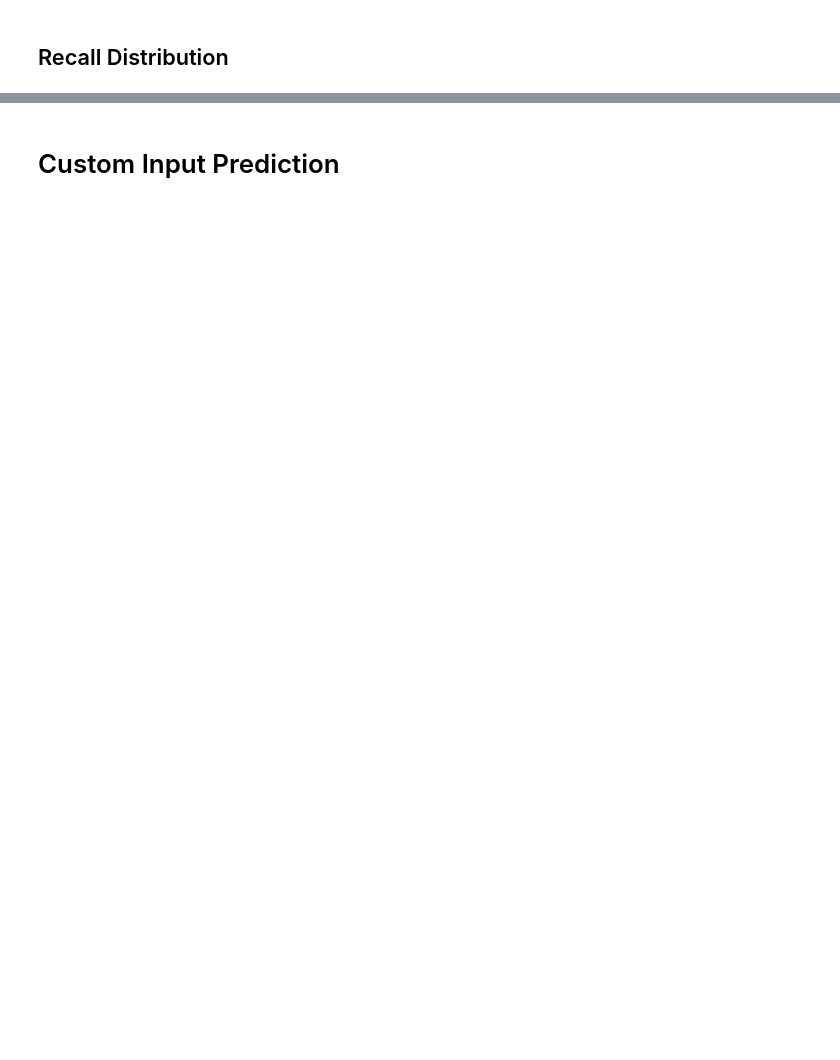
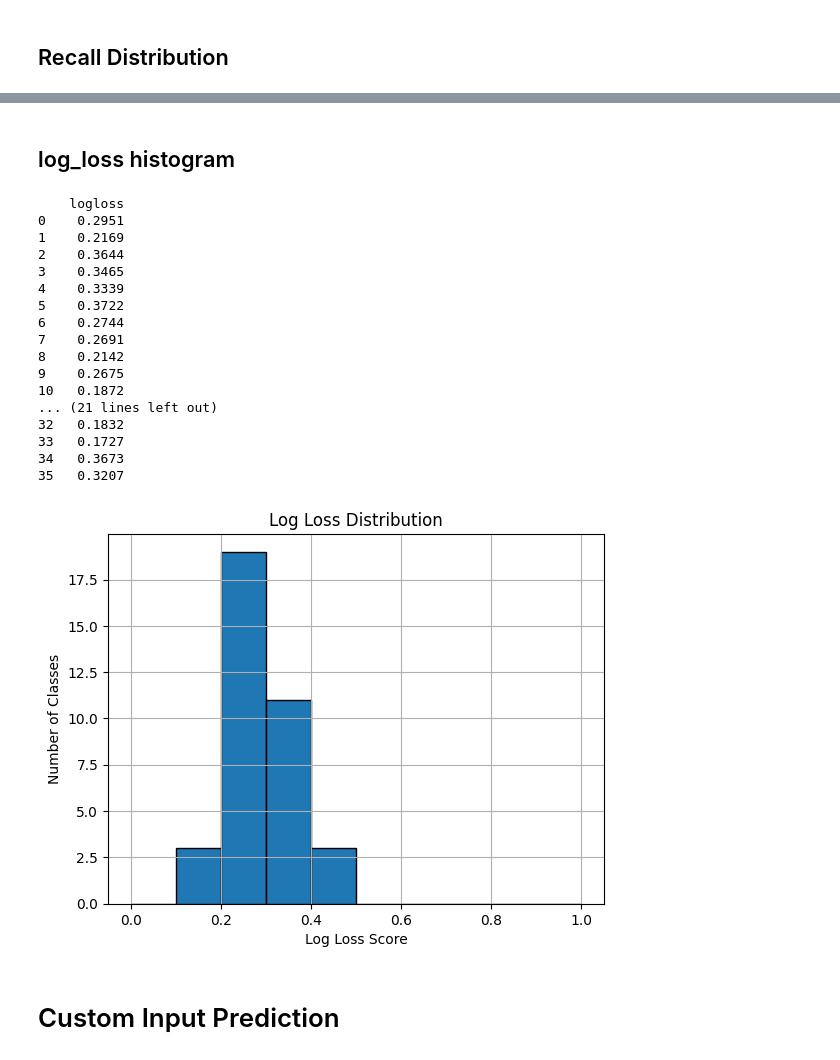
Before and after one commit to heeh/legal_advice, a Jupyter notebook: classifier.ipynb, the cells around one changed output, grey strips where cells are left out. Saved outputs shown, nothing was run; the diff lists cells and outputs as text; code cells hidden in the pictures; blank space fills up the shorter version.

Commit message:
Add logloss histogram

```diff
--- a/classifier.ipynb
+++ b/classifier.ipynb
@@ -548,6 +609,7 @@ def predict_by_class_glove(dfset: defaultdict,cls: str) -> float:
 
 
     preds = [0] * len(Y)
+    probs = [0] * len(Y)
 
     print('Checkpoint2 -Normalized Vector for Sentences are created')
 
@@ -559,19 +621,28 @@ def predict_by_class_glove(dfset: defaultdict,cls: str) -> float:
         Y_train, Y_test = Y[train_index], Y[test_index]
 
         # Scikit-Learn
-        classifier[cls] = LogisticRegression(penalty='l1', solver='liblinear', class_weight='balanced')
+        classifier[cls] = LogisticRegression(penalty='l1', solver='liblinear', class_weight='balanced', max_iter=1000)
         classifier[cls].fit(X_train, Y_train)
         out = classifier[cls].predict(X_test)
+        prob = classifier[cls].predict_proba(X_test)
+
+
 
         #print(len(out))
         i = 0
         for x in test_index:
             preds[x] = out[i]
+            probs[x] = prob[i]
             i += 1
 
         #print(preds)
 
         n_iter += 1
+
+
+    custom_logloss = np.round(log_loss(Y, probs), 4)
+    print(custom_logloss)
+
     accuracy = accuracy_score(Y, preds)
     precision, recall, fscore, support = score(Y, preds)
     # accuracy: (tp + tn) / (p + n)
@@ -585,7 +656,7 @@ def predict_by_class_glove(dfset: defaultdict,cls: str) -> float:
     support[1] = np.round(support[1], 4)
 
 
-    return (accuracy, precision[1], recall[1], fscore[1], support[1])
+    return (accuracy, precision[1], recall[1], fscore[1], support[1], custom_logloss)
 
 
 
@@ -614,9 +792,10 @@ class_list = df.columns[2:]
 print(class_list)
 verbose = False
 stat_dict = defaultdict()
-for cls in class_list:
+for cls in tqdm(class_list):
     preprocessing(dfset, cls)
     ret = predict_by_class_glove(dfset, cls)
+#    ret = predict_by_class_gridcv(dfset, cls)
     stat_dict[cls] = ret
     print('statistics' , ret)
 # %% [output]
@@ -683,7 +867,7 @@ Checkpoint2 -Normalized Vector for Sentences are created
 # %%
 !python3 -m pip install prettytable
 from prettytable import PrettyTable
-t = PrettyTable(["class", "accuracy", "precision", "recall", "F1 score", "support", "|documents|"])
+t = PrettyTable(["class", "accuracy", "precision", "recall", "F1 score", "support", "log_loss", "|documents|"])
 #t.align["class"] = "r"
 t.align["accuracy"] = "r"
 t.align["precision"] = "r"
@@ -691,6 +875,6 @@ t.align["recall"] = "r"
 t.align["F1 score"] = "r"
 t.align["support"] = "r"
 for k,v in stat_dict.items():
-    t.add_row([k, v[0], v[1], v[2], v[3], v[4], numdoc[k]])
+    t.add_row([k, v[0], v[1], v[2], v[3], v[4], v[5], numdoc[k]])
 
 print(t)
@@ -810,3 +1034,43 @@ print(tinydf)
+# %% [markdown]
+## log_loss histogram
+# %%
+import pylab as pl
+
+logloss_dict = defaultdict()
+for k,v in stat_dict.items():
+    logloss_dict[k] = v[5]
+
+logloss_list = []
+for k,v in logloss_dict.items():
+    logloss_list.append(v)
+
+d = {'logloss': logloss_list}
+tinydf = pd.DataFrame(data=d)
+
+hist = tinydf.hist(edgecolor='black', bins = [0.0,0.1,0.2,0.3,0.4,0.5,0.6,0.7,0.8,0.9,1.0])
+pl.title("Log Loss Distribution")
+pl.xlabel("Log Loss Score")
+pl.ylabel("Number of Classes")
+print(tinydf)
+# %% [output]
+    logloss
+0    0.2951
+1    0.2169
+2    0.3644
+3    0.3465
+4    0.3339
+5    0.3722
+6    0.2744
+7    0.2691
+8    0.2142
+9    0.2675
+10   0.1872
+... (21 lines left out)
+32   0.1832
+33   0.1727
+34   0.3673
+35   0.3207
+[figure, added]
 # %% [markdown]
 # Custom Input Prediction
 # %%
```
Also changed, not shown: parts of 23 cells of this notebook.
